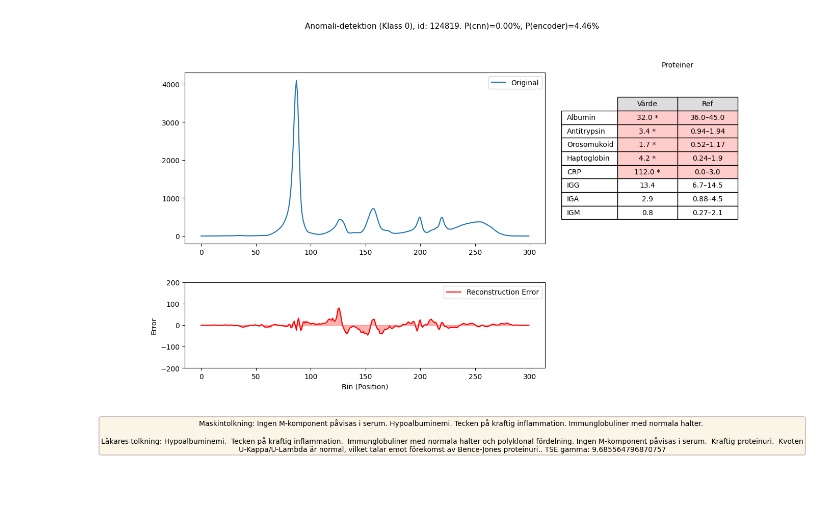
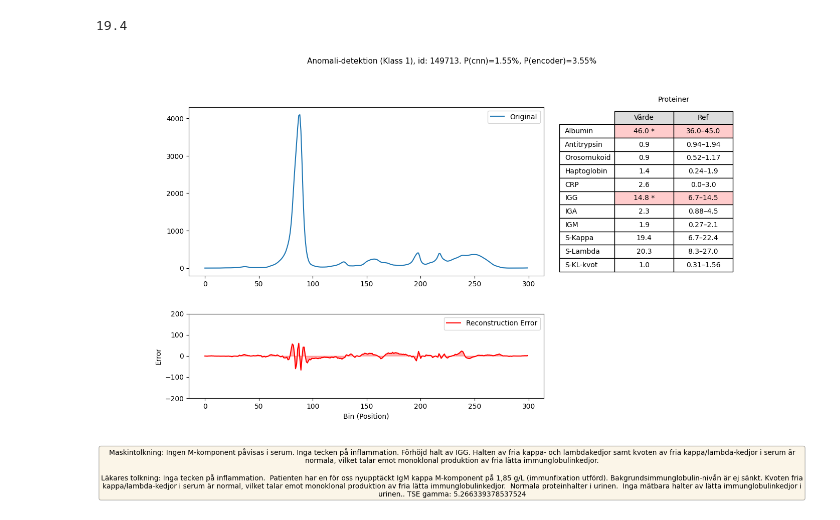
Before and after one commit to andreasjak/MSc26_Assar, a Jupyter notebook: evaluating_models/test_model.ipynb, the cells around one changed output. Drawn from its saved outputs; the diff is of its cells as text; code cells hidden in the pictures; blank space fills up the shorter version.

```diff
--- a/evaluating_models/test_model.ipynb
+++ b/evaluating_models/test_model.ipynb
@@ -4,15 +4,17 @@ from functions.analyte import ANALYTES
 from networks.cnn_dilated_convolutions import CNNModel
 from networks.auto_encoder import AutoencoderModel
 from functions.evaluation import evaluate
-from functions.full_model import predict_inflammation_and_oligoclonal
 import numpy as np
 import pandas as pd
 import matplotlib.pyplot as plt
+from networks.oligoclonal_network import OligoclonalModel
+from networks.inflammation_network import InflammationModel
+from functions.free_light_chains import predict_using_free_light_chains
 
 con = duckdb.connect('../capillary.db')
 
 df = con.execute("""
-                 SELECT id, age, gender, value,fractions, boundaries,albumin,antitrypsin,orosomukoid,haptoglobin,crp,igg,iga,igm, label, set, interpretation
+                 SELECT id, age, gender, value,fractions, boundaries,albumin,antitrypsin,orosomukoid,haptoglobin,crp,igg,iga,igm,s_kappa,s_lambda,s_kl_kvot,label, set, interpretation
                  FROM protein_data
                  WHERE value IS NOT NULL
                  AND analysis IS NOT NULL
@@ -39,18 +41,33 @@ cnn = CNNModel()
 ae = AutoencoderModel()
 df = cnn.predict(df)
 df = ae.predict(df)
-df = predict_inflammation_and_oligoclonal(df)
+df = InflammationModel().predict(df)
+df = OligoclonalModel().predict(df)
+df['alarming_free_light_chains'] = df['s_kl_kvot'].apply(
+    lambda x: predict_using_free_light_chains(x) if pd.notna(x) else 0
+    )
 df = evaluate(df[ (df['label'] == 0 ) | (df['label'] == 1)],threshold=0.2,proportion=70)
 
 stats = pd.DataFrame()
-stats['avg'] = np.stack(df['value'].values).mean(axis=0)
-stats['std'] = np.stack(df['value'].values).std(axis=0)
+x_avg = np.concatenate([
+    np.stack(df['value'].values).mean(axis=0),   # (300,)
+    np.stack(df['fractions'].values).mean(axis=0),                      # (6,)
+    np.stack(df['boundaries'].values).mean(axis=0),                      # (12,)
+    df[protein_cols].mean(axis=0)                        # (8,)
+])
 
-avg_line = stats['avg']
-stdev = stats['std']
+x_std = np.concatenate([
+    np.stack(df['value'].values).std(axis=0),   # (300,)
+    np.stack(df['fractions'].values).std(axis=0),                      # (6,)
+    np.stack(df['boundaries'].values).std(axis=0),                      # (12,)
+    df[protein_cols].std(axis=0)                        # (8,)
+])
+
+stats['avg'] = x_avg
+stats['std'] = x_std
 stats.to_csv('statistics_overview.csv')
 plt.figure()
-plt.plot(range(300),stats['avg'])
-plt.fill_between(range(300),avg_line-stdev,avg_line+stdev,alpha=0.2)
+plt.plot(range(300),stats['avg'][0:300])
+plt.fill_between(range(300),x_avg[0:300]-x_std[0:300],x_avg[0:300]+x_std[0:300],alpha=0.2)
 plt.show()
 # %% [output]
@@ -77,17 +96,23 @@ AUC: 0.9898
 # %%
 import importlib
 import functions.full_model as full_model
 importlib.reload(full_model)
 from functions.full_model import interpret
 
 
 #df = evaluate(df[ (df['label'] == 0 ) | (df['label'] == 1)],threshold = 0.15,proportion=50)
 
 #df['prediction'] = ((df['cnn_probability'] > 0.15) | (df['proportion_gamma_region'] > 0.5)).astype(int)
 
 #rows = processed_rows[processed_rows['proportion_gamma_region'] > 0.9].sort_values('proportion_gamma_region',ascending=False)
-row = df[(df['cnn_probability'] < 0.1 ) & (df['label'] == 0)].sort_values('cnn_probability',ascending=True).iloc[3,:]
+row = df[ (df['final_prediction'] == 0) & (df['label'] == 1)].iloc[12]
+result = interpret(row.to_dict())
 
-result = interpret(row.to_dict())
+# aucs = np.stack(df['value'].values).sum(axis=1)
+# print(f"Max:    {aucs.max():.1f}")
+# print(f"Mean:   {aucs.mean():.1f}")
+# print(f"Median: {np.median(aucs):.1f}")
+# print(f"95e percentilen {np.percentile(aucs, 95)}")
 # %% [output]
+19.4
-[figure, old version]
+[figure, new version]
```
Also changed, not shown: parts of 1 cell of this notebook, 18 other files.
